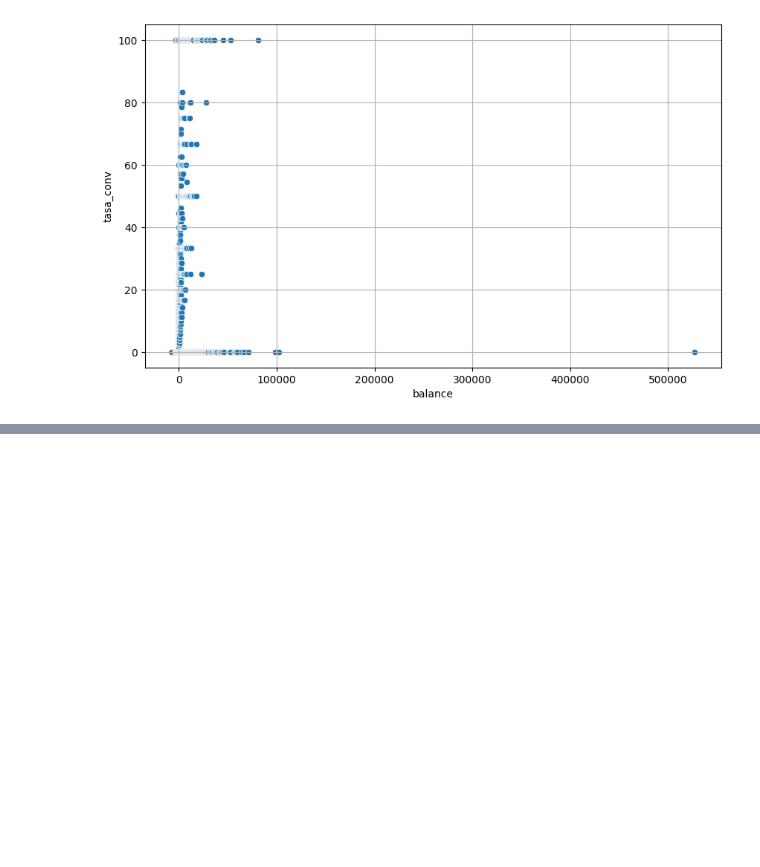
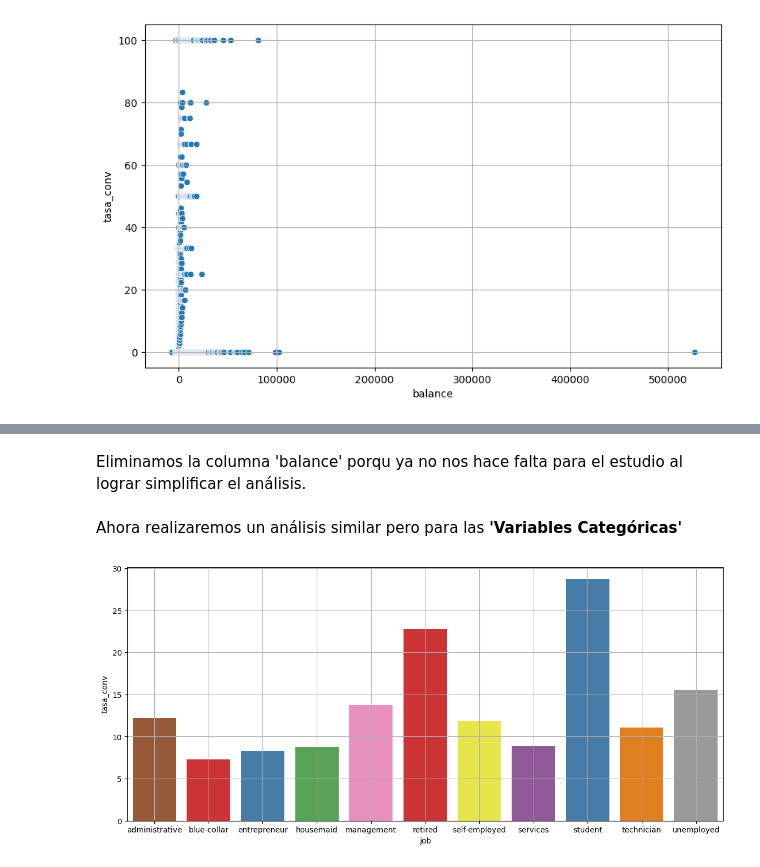
Before and after one commit to mizos0512/RPython, a Jupyter notebook: Mis_Proyectos/marketing_bank.ipynb, the cells around one changed output, grey strips where cells are left out. Cells and saved outputs as stored; diff of their text form; code cells hidden in the pictures; blank space fills up the shorter version.

```diff
--- a/Mis_Proyectos/marketing_bank.ipynb
+++ b/Mis_Proyectos/marketing_bank.ipynb
@@ -617,0 +687,2 @@ graficar_tasas_conversion('balance', 'y_bin', type='scatter')
+# %% [markdown]
+Eliminamos la columna 'balance' porqu ya no  nos hace falta para el estudio al lograr simplificar el análisis.
@@ -617,0 +691,6 @@ graficar_tasas_conversion('balance', 'y_bin', type='scatter')
+# %% [markdown]
+Ahora realizaremos un análisis similar pero para las **'Variables Categóricas'**
+# %%
+graficar_tasas_conversion('job','y_bin',type='bar')
+# %% [output]
+[figure, added]
```
Also changed, not shown: parts of 7 cells of this notebook.
